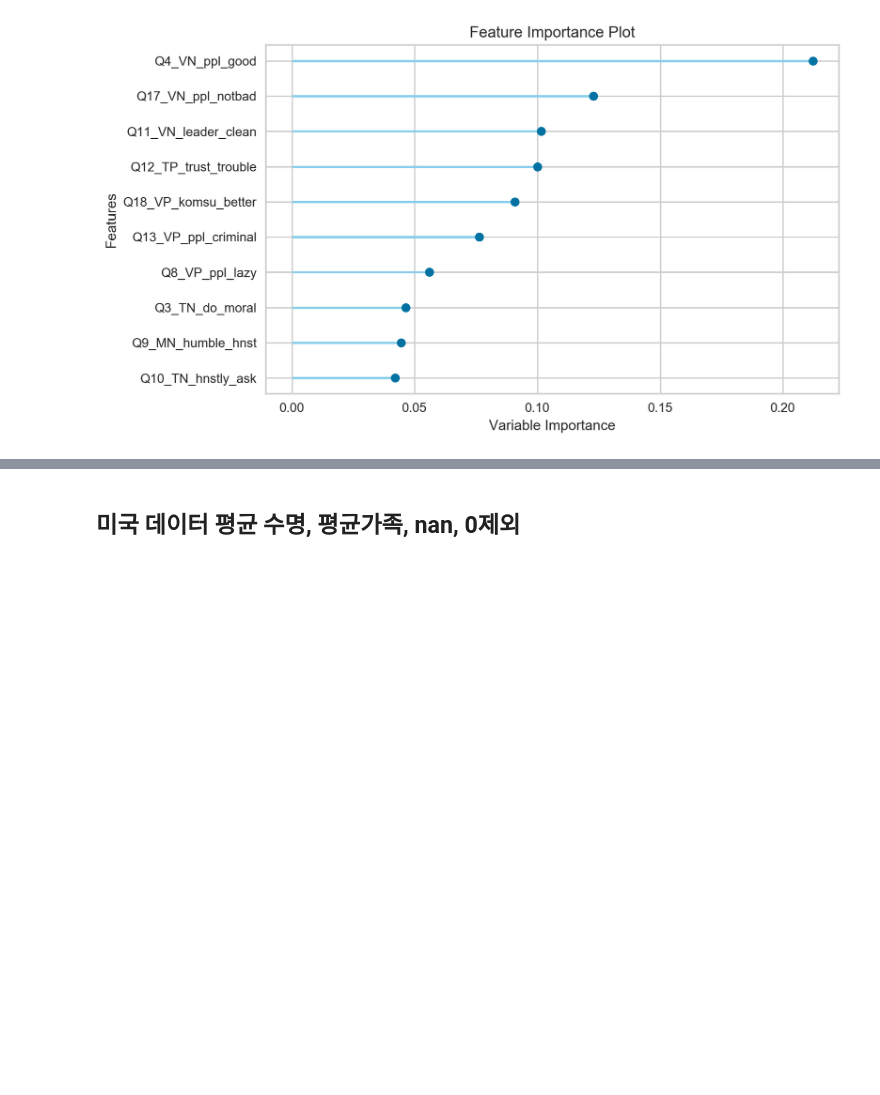
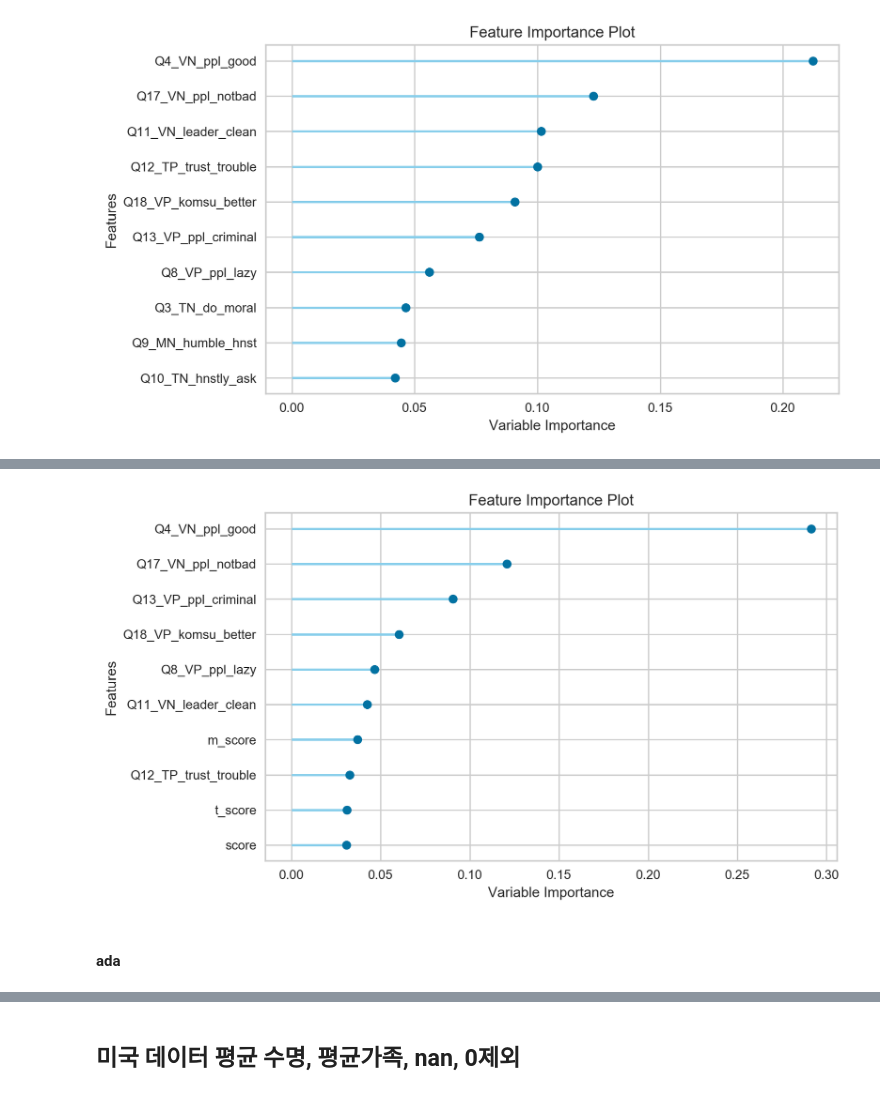
Before and after one commit to dss-14th/ml-repo-3, a Jupyter notebook: yong's/modeling_yong.ipynb, the cells around one changed output, grey strips where cells are left out. Saved outputs shown, nothing was run; the diff lists cells and outputs as text; code cells hidden in the pictures; blank space fills up the shorter version.

```diff
--- a/yong's/modeling_yong.ipynb
+++ b/yong's/modeling_yong.ipynb
@@ -793,0 +879,2 @@ plot_model(estimator = lda, plot = 'feature')
+# %%
+gbc=create_model("gbc")
@@ -793,0 +895,6 @@ plot_model(estimator = lda, plot = 'feature')
+# %%
+plot_model(estimator = gbc, plot = 'feature')
+# %% [output]
+[figure, added]
+# %% [markdown]
+#### ada
```
Also changed, not shown: parts of 35 cells of this notebook, 4 other files.
